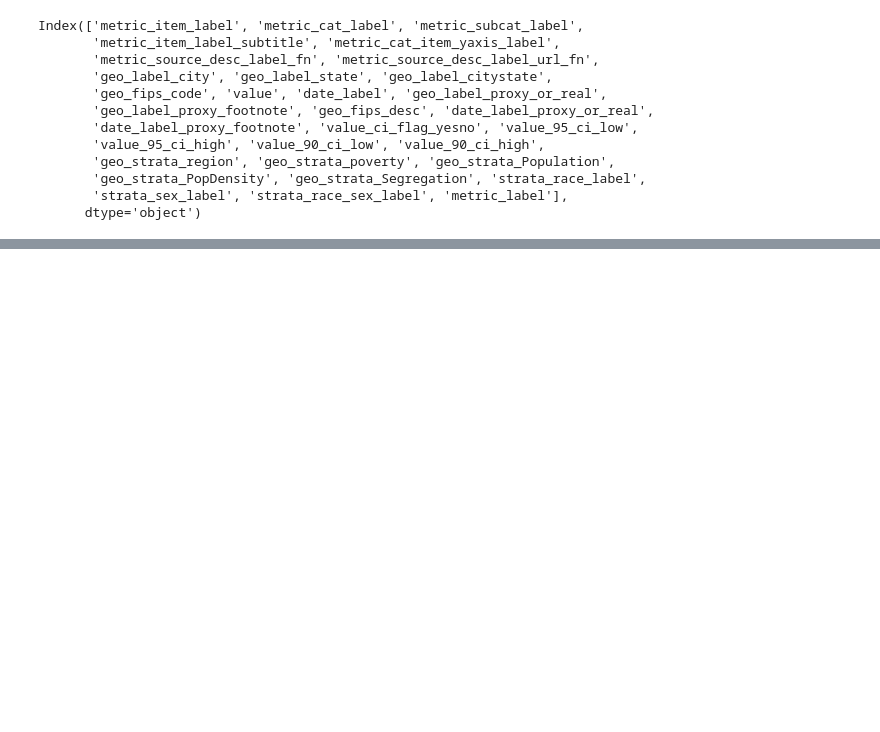
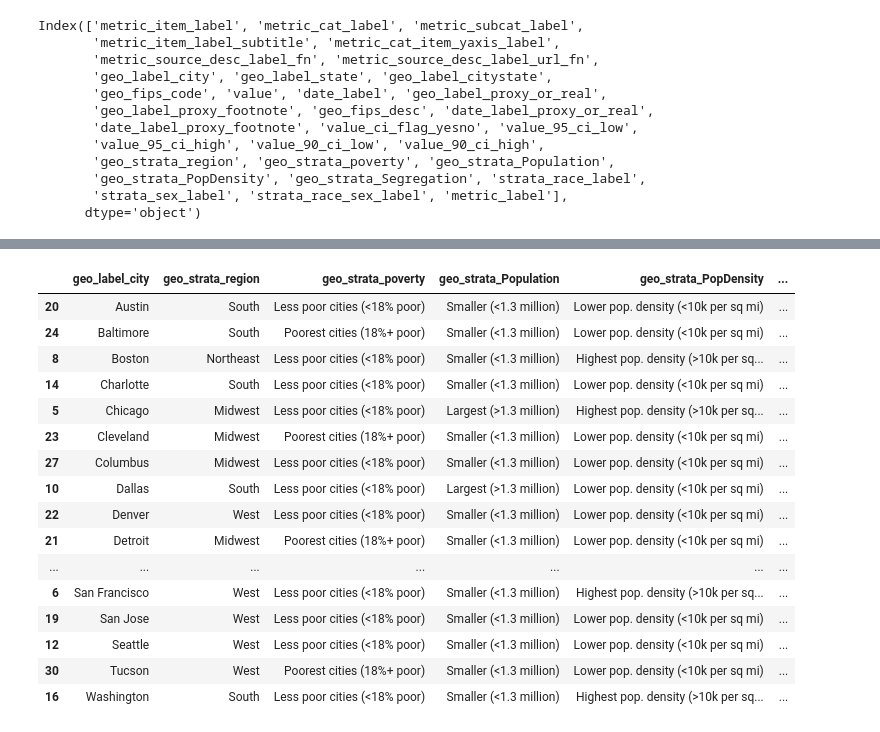
Before and after one commit to WASSUP-AIModel-3rd-Project1/Project-1, a Jupyter notebook: 240619_EDA_geo.ipynb, the cells around one changed output, grey strips where cells are left out. Drawn from its saved outputs; the diff is of its cells as text; code cells hidden in the pictures; blank space fills up the shorter version.

```diff
--- a/240619_EDA_geo.ipynb
+++ b/240619_EDA_geo.ipynb
@@ -1411,0 +87,8 @@ len(metirc_full_ci)
+# %%
+cond = df['geo_label_city'] == 'U.S. Total'
+
+df_US = df[cond]
+df_city = df[~cond]
+
+display(len(df_US))
+display(len(df_city))
@@ -1411,0 +925,3 @@ len(metirc_full_ci)
+# %%
+cols = ['geo_label_city']+col_list
+np.sum(~df_city[cols].duplicated(keep=False))
@@ -1411,0 +944,20 @@ len(metirc_full_ci)
+# %%
+df_city[cols].fillna('NAN').value_counts().reset_index(drop=False).sort_values(by ='geo_label_city')
+# %% [output]
+|  | geo_label_city | geo_strata_region | geo_strata_poverty | geo_strata_Population | geo_strata_PopDensity | ... |
+| 20 | Austin | South | Less poor cities (<18% poor) | Smaller (<1.3 million) | Lower pop. density (<10k per sq mi) | ... |
+| 24 | Baltimore | South | Poorest cities (18%+ poor) | Smaller (<1.3 million) | Lower pop. density (<10k per sq mi) | ... |
+| 8 | Boston | Northeast | Less poor cities (<18% poor) | Smaller (<1.3 million) | Highest pop. density (>10k per sq... | ... |
+| 14 | Charlotte | South | Less poor cities (<18% poor) | Smaller (<1.3 million) | Lower pop. density (<10k per sq mi) | ... |
+| 5 | Chicago | Midwest | Less poor cities (<18% poor) | Largest (>1.3 million) | Highest pop. density (>10k per sq... | ... |
+| 23 | Cleveland | Midwest | Poorest cities (18%+ poor) | Smaller (<1.3 million) | Lower pop. density (<10k per sq mi) | ... |
+| 27 | Columbus | Midwest | Less poor cities (<18% poor) | Smaller (<1.3 million) | Lower pop. density (<10k per sq mi) | ... |
+| 10 | Dallas | South | Less poor cities (<18% poor) | Largest (>1.3 million) | Lower pop. density (<10k per sq mi) | ... |
+| 22 | Denver | West | Less poor cities (<18% poor) | Smaller (<1.3 million) | Lower pop. density (<10k per sq mi) | ... |
+| 21 | Detroit | Midwest | Poorest cities (18%+ poor) | Smaller (<1.3 million) | Lower pop. density (<10k per sq mi) | ... |
+| ... | ... | ... | ... | ... | ... | ... |
+| 6 | San Francisco | West | Less poor cities (<18% poor) | Smaller (<1.3 million) | Highest pop. density (>10k per sq... | ... |
+| 19 | San Jose | West | Less poor cities (<18% poor) | Smaller (<1.3 million) | Lower pop. density (<10k per sq mi) | ... |
+| 12 | Seattle | West | Less poor cities (<18% poor) | Smaller (<1.3 million) | Lower pop. density (<10k per sq mi) | ... |
+| 30 | Tucson | West | Poorest cities (18%+ poor) | Smaller (<1.3 million) | Lower pop. density (<10k per sq mi) | ... |
+| 16 | Washington | South | Less poor cities (<18% poor) | Smaller (<1.3 million) | Highest pop. density (>10k per sq... | ... |
```
Also changed, not shown: parts of 165 cells of this notebook.
